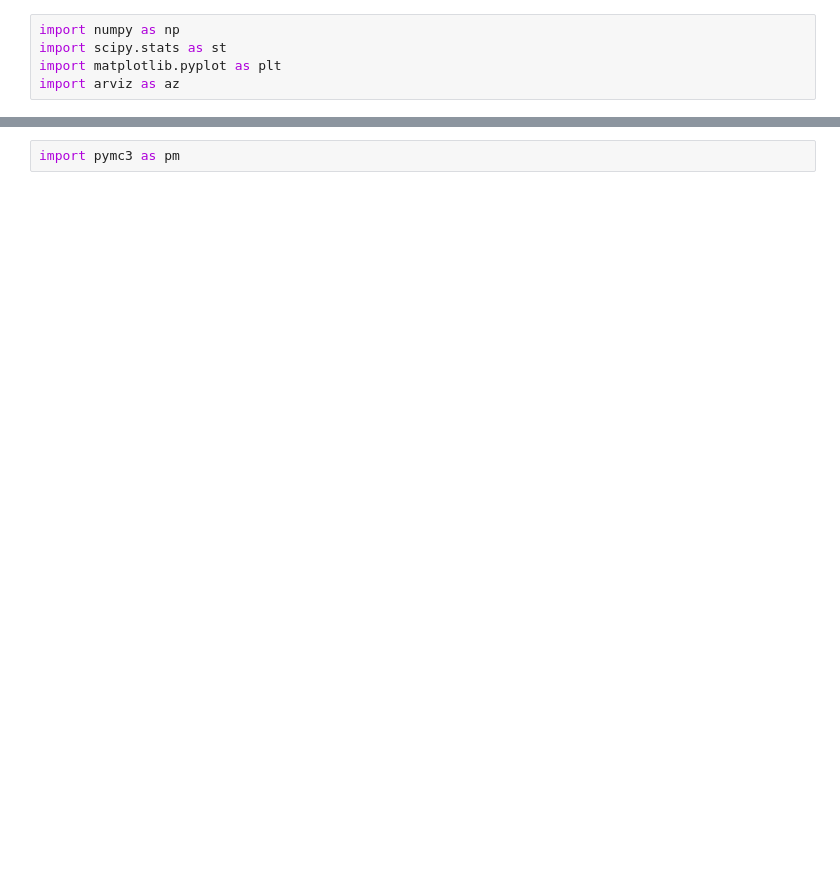
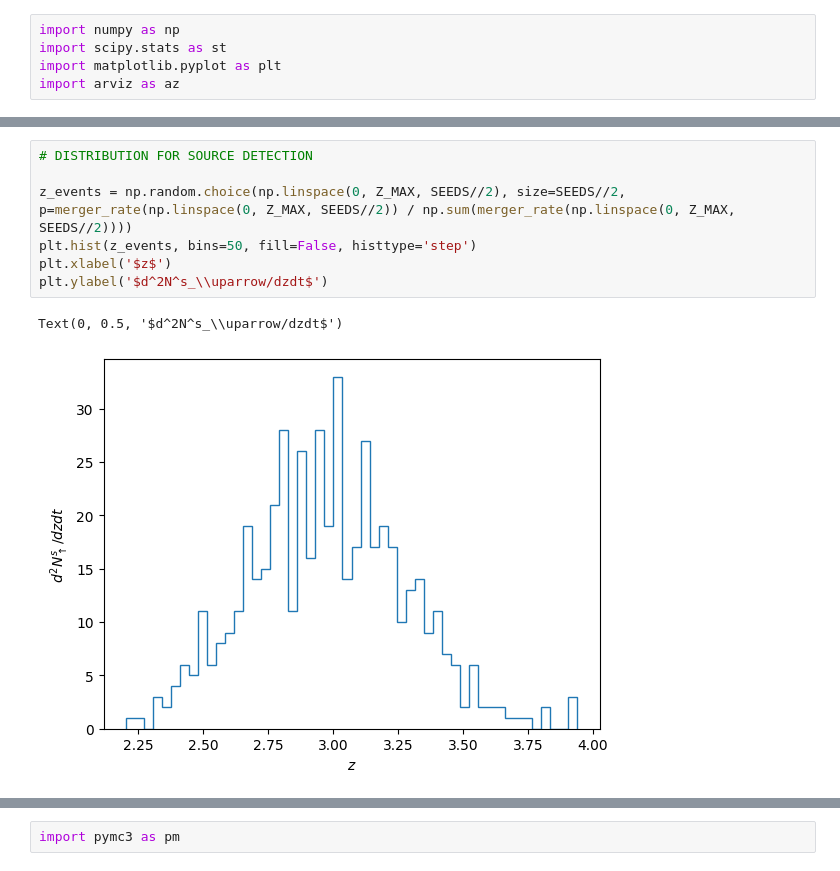
Before and after one commit to SSingh087/test-hierarchical-model, a Jupyter notebook: test-toy-HM/test-astro-HM.ipynb, the cells around one changed output, grey strips where cells are left out. Saved outputs shown, nothing was run; the diff lists cells and outputs as text; blank space fills up the shorter version.

```diff
--- a/test-toy-HM/test-astro-HM.ipynb
+++ b/test-toy-HM/test-astro-HM.ipynb
@@ -40 +40,11 @@ plt.legend()
+# %%
+# DISTRIBUTION FOR SOURCE DETECTION
+
+z_events = np.random.choice(np.linspace(0, Z_MAX, SEEDS//2), size=SEEDS//2, p=merger_rate(np.linspace(0, Z_MAX, SEEDS//2)) / np.sum(merger_rate(np.linspace(0, Z_MAX, SEEDS//2))))
+plt.hist(z_events, bins=50, fill=False, histtype='step')
+plt.xlabel('$z$')
+plt.ylabel('$d^2N^s_\\uparrow/dzdt$')
+# %% [output]
+Text(0, 0.5, '$d^2N^s_\\uparrow/dzdt$')
+[figure, added]
 # %%
```
Also changed, not shown: parts of 34 cells of this notebook, 3 other files.
